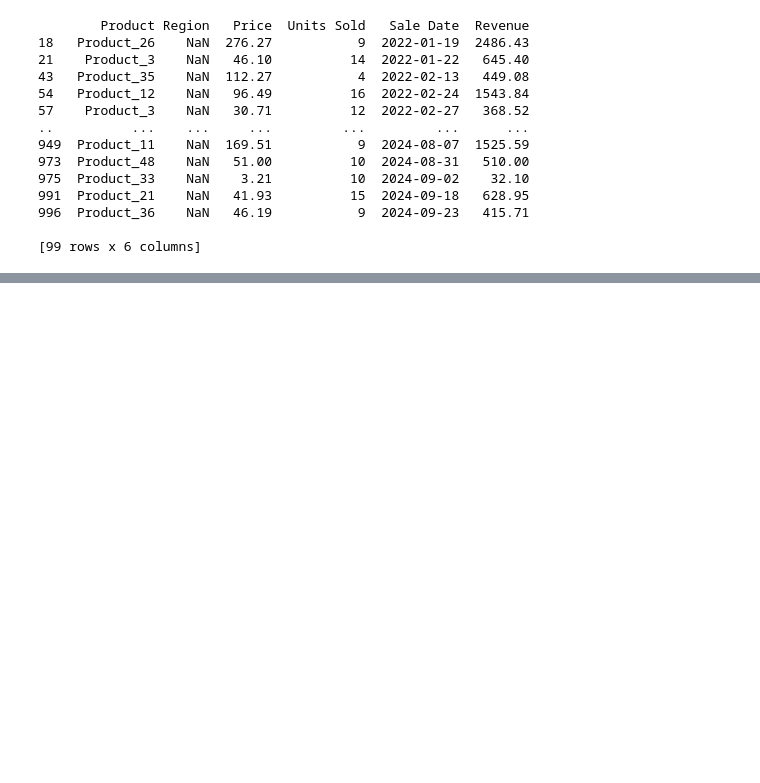
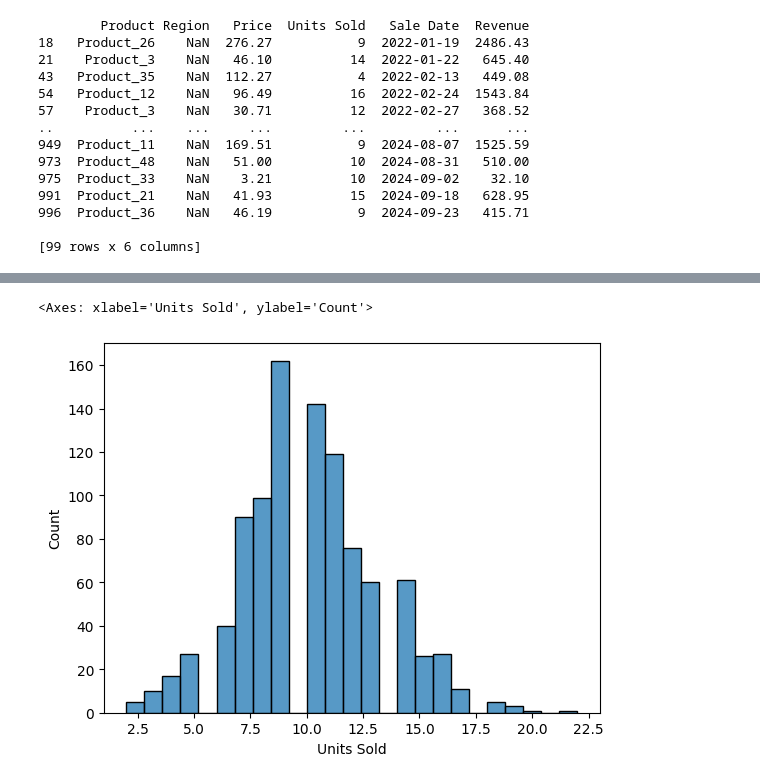
Before and after one commit to mredshaw/schulich_data_science, a Jupyter notebook: Data_Science_A1.ipynb, the cells around one changed output, grey strips where cells are left out. Cells and saved outputs as stored; diff of their text form; code cells hidden in the pictures; blank space fills up the shorter version.

```diff
--- a/Data_Science_A1.ipynb
+++ b/Data_Science_A1.ipynb
@@ -768,0 +926,2 @@ print(df_clean[df_clean['Region'].isnull()])
+# %%
+df_clean['Region'] = df_clean['Region'].fillna('Unknown Region')
@@ -768,0 +989,5 @@ print(df_clean[df_clean['Region'].isnull()])
+# %%
+sns.histplot(df_clean['Units Sold'])
+# %% [output]
+<Axes: xlabel='Units Sold', ylabel='Count'>
+[figure, added]
```
Also changed, not shown: parts of 35 cells of this notebook.
